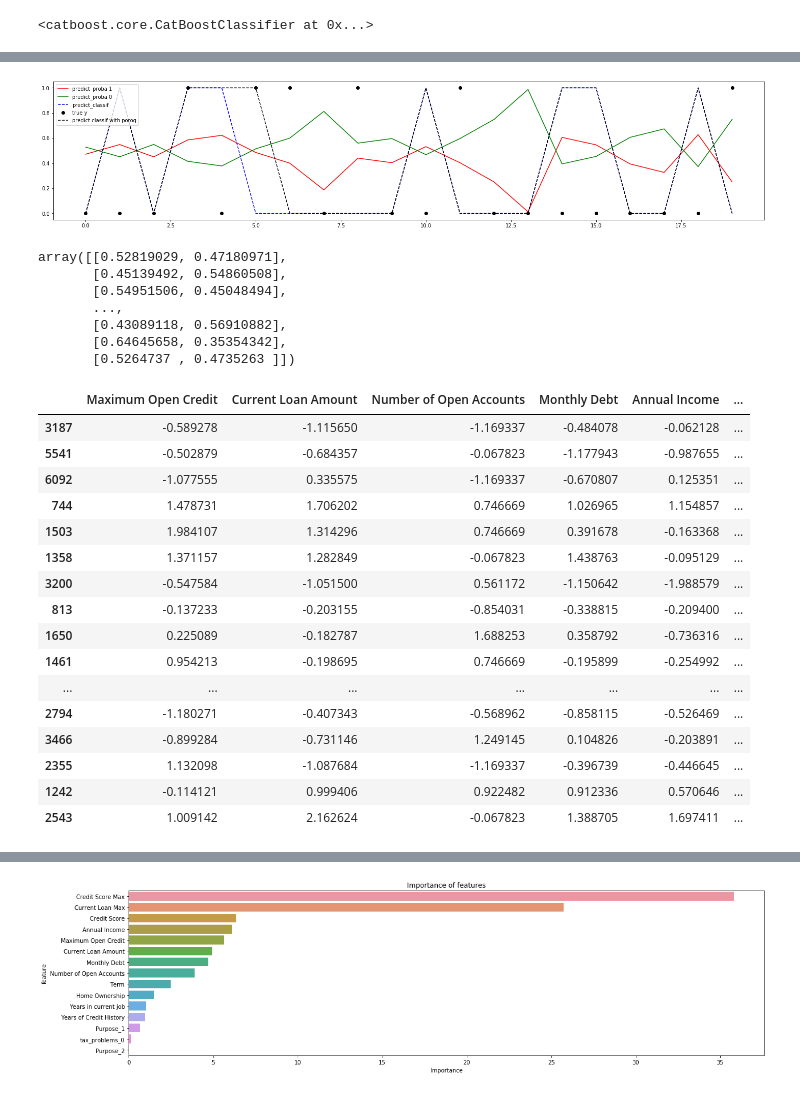
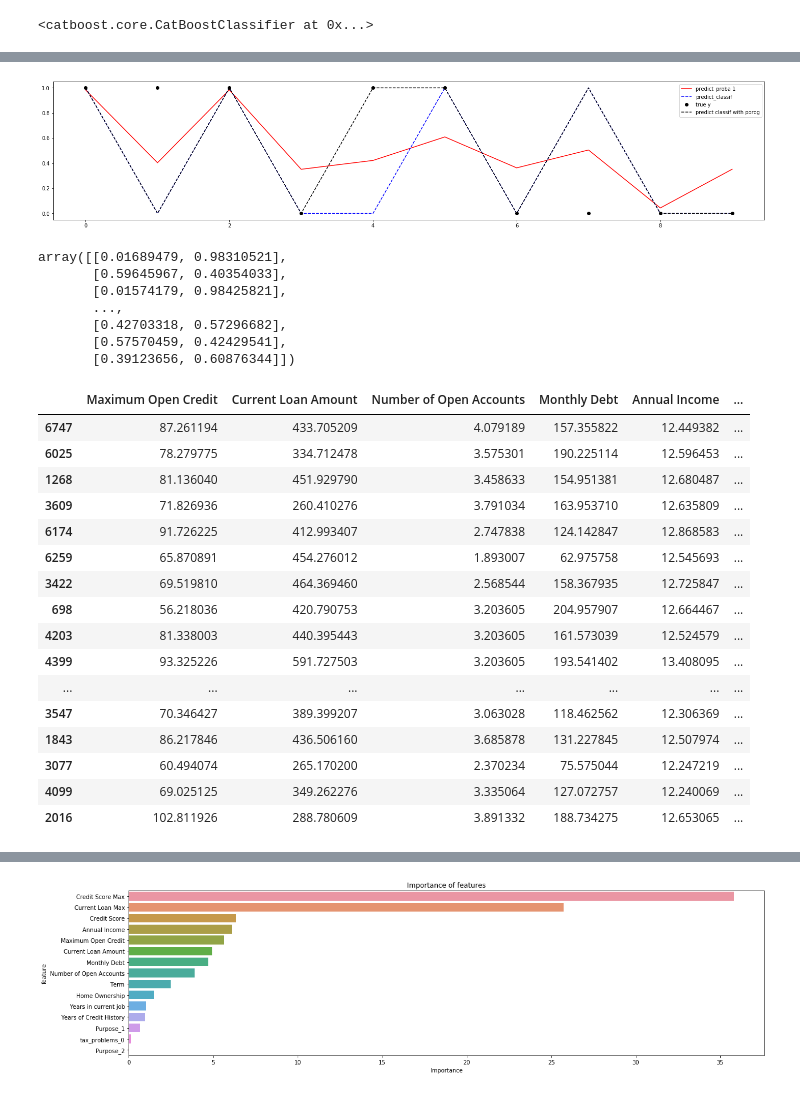
Before and after one commit to KirillKras/Python_DS_more, a Jupyter notebook: training_model_1.ipynb, the cells around one changed output, grey strips where cells are left out. Drawn from its saved outputs; the diff is of its cells as text; code cells hidden in the pictures.

```diff
--- a/training_model_1.ipynb
+++ b/training_model_1.ipynb
@@ -225,9 +225,9 @@ cv_date = cv(
 [interactive output not drawn]
 MetricVisualizer(layout=Layout(align_self='stretch', height='500px'))
 # %%
-final_model = catb.CatBoostClassifier(iterations=250, custom_loss=['AUC','Accuracy', 'F1'],
+final_model = catb.CatBoostClassifier(iterations=155, custom_loss=['AUC','Accuracy', 'F1'],
                                       l2_leaf_reg=3, leaf_estimation_method='Newton',
-                                      learning_rate=0.05, silent=True, random_state=42)
+                                      learning_rate=0.05, silent=True, random_state=42,)
 # %%
 final_model.fit(X_train, y_train, cat_features=CAT_FEATURES,
                 eval_set=(X_test, y_test),
@@ -243,9 +243,12 @@ final_model.best_iteration_
+# %%
+X_train = df_balancing[FEATURE_NAMES]
+y_train = df_balancing[TARGET_NAME]
 # %%
-final_model.fit(X_train, y_train, eval_set=(X_test, y_test))
+final_model.fit(df_balancing[FEATURE_NAMES], df_balancing[TARGET_NAME])
 print(final_model.get_params())
 y_train_pred = final_model.predict(X_train)
-y_test_pred = final_model.predict(X_test)
-y_test_pred_probs = final_model.predict_proba(X_test)
+y_test_pred = final_model.predict(X_train)
+y_test_pred_probs = final_model.predict_proba(X_train)
 
-get_classification_report(y_train, y_train_pred.round(), y_test, y_test_pred.round())
+#get_classification_report(y_train, y_train_pred.round(), y_test, y_test_pred.round())
 # %% [output]
@@ -271,47 +258,47 @@ with open('model_class.bin', 'wb') as f:
     pickle.dump(final_model, f)
 # %%
 plt.figure(figsize=(25, 5))
-plt.plot(y_test_pred_probs[:20, 1], 'r', label='predict_proba 1')
-plt.plot(y_test_pred_probs[:20, 0], 'g', label='predict_proba 0')
-plt.plot(y_test_pred[:20], '--b', label='predict_classif')
-plt.plot(y_test.iloc[:20].values, 'ok', label='true y')
+plt.plot(y_test_pred_probs[:10, 1], 'r', label='predict_proba 1')
+#plt.plot(y_test_pred_probs[:20, 0], 'g', label='predict_proba 0')
+plt.plot(y_test_pred[:10], '--b', label='predict_classif')
+plt.plot(y_train.iloc[:10].values, 'ok', label='true y')
 
-y_p = np.array(y_test_pred_probs[:,1]>0.481).astype('int')
-plt.plot(y_p[:20], '--k', label='predict classif with porog')
+y_p = np.array(y_test_pred_probs[:,1]>0.41).astype('int')
+plt.plot(y_p[:10], '--k', label='predict classif with porog')
 plt.legend()
 plt.show()
 # %% [output]
-[figure, old version]
+[figure, new version]
 # %%
 y_test_pred_probs
 # %% [output]
-array([[0.52819029, 0.47180971],
-       [0.45139492, 0.54860508],
-       [0.54951506, 0.45048494],
+array([[0.01689479, 0.98310521],
+       [0.59645967, 0.40354033],
+       [0.01574179, 0.98425821],
        ...,
-       [0.43089118, 0.56910882],
-       [0.64645658, 0.35354342],
-       [0.5264737 , 0.4735263 ]])
+       [0.42703318, 0.57296682],
+       [0.57570459, 0.42429541],
+       [0.39123656, 0.60876344]])
 # %%
-pd.concat((X_test[:20], y_test[:20]), axis=1)
+pd.concat((X_train[:20], y_train[:20]), axis=1)
 # %% [output]
 |  | Maximum Open Credit | Current Loan Amount | Number of Open Accounts | Monthly Debt | Annual Income | ... |
-| 3187 | -0.589278 | -1.115650 | -1.169337 | -0.484078 | -0.062128 | ... |
-| 5541 | -0.502879 | -0.684357 | -0.067823 | -1.177943 | -0.987655 | ... |
-| 6092 | -1.077555 | 0.335575 | -1.169337 | -0.670807 | 0.125351 | ... |
-| 744 | 1.478731 | 1.706202 | 0.746669 | 1.026965 | 1.154857 | ... |
-| 1503 | 1.984107 | 1.314296 | 0.746669 | 0.391678 | -0.163368 | ... |
-| 1358 | 1.371157 | 1.282849 | -0.067823 | 1.438763 | -0.095129 | ... |
-| 3200 | -0.547584 | -1.051500 | 0.561172 | -1.150642 | -1.988579 | ... |
-| 813 | -0.137233 | -0.203155 | -0.854031 | -0.338815 | -0.209400 | ... |
-| 1650 | 0.225089 | -0.182787 | 1.688253 | 0.358792 | -0.736316 | ... |
-| 1461 | 0.954213 | -0.198695 | 0.746669 | -0.195899 | -0.254992 | ... |
+| 6747 | 87.261194 | 433.705209 | 4.079189 | 157.355822 | 12.449382 | ... |
+| 6025 | 78.279775 | 334.712478 | 3.575301 | 190.225114 | 12.596453 | ... |
+| 1268 | 81.136040 | 451.929790 | 3.458633 | 154.951381 | 12.680487 | ... |
+| 3609 | 71.826936 | 260.410276 | 3.791034 | 163.953710 | 12.635809 | ... |
+| 6174 | 91.726225 | 412.993407 | 2.747838 | 124.142847 | 12.868583 | ... |
+| 6259 | 65.870891 | 454.276012 | 1.893007 | 62.975758 | 12.545693 | ... |
+| 3422 | 69.519810 | 464.369460 | 2.568544 | 158.367935 | 12.725847 | ... |
+| 698 | 56.218036 | 420.790753 | 3.203605 | 204.957907 | 12.664467 | ... |
+| 4203 | 81.338003 | 440.395443 | 3.203605 | 161.573039 | 12.524579 | ... |
+| 4399 | 93.325226 | 591.727503 | 3.203605 | 193.541402 | 13.408095 | ... |
 | ... | ... | ... | ... | ... | ... | ... |
-| 2794 | -1.180271 | -0.407343 | -0.568962 | -0.858115 | -0.526469 | ... |
-| 3466 | -0.899284 | -0.731146 | 1.249145 | 0.104826 | -0.203891 | ... |
-| 2355 | 1.132098 | -1.087684 | -1.169337 | -0.396739 | -0.446645 | ... |
-| 1242 | -0.114121 | 0.999406 | 0.922482 | 0.912336 | 0.570646 | ... |
-| 2543 | 1.009142 | 2.162624 | -0.067823 | 1.388705 | 1.697411 | ... |
+| 3547 | 70.346427 | 389.399207 | 3.063028 | 118.462562 | 12.306369 | ... |
+| 1843 | 86.217846 | 436.506160 | 3.685878 | 131.227845 | 12.507974 | ... |
+| 3077 | 60.494074 | 265.170200 | 2.370234 | 75.575044 | 12.247219 | ... |
+| 4099 | 69.025125 | 349.262276 | 3.335064 | 127.072757 | 12.240069 | ... |
+| 2016 | 102.811926 | 288.780609 | 3.891332 | 188.734275 | 12.653065 | ... |
 # %%
 def show_learning_curve_plot(estimator, X, y, cv=3, n_jobs=-1, train_sizes=np.linspace(.1, 1.0, 5)):
 
```
Also changed, not shown: parts of 7 cells of this notebook, 4 other files.
